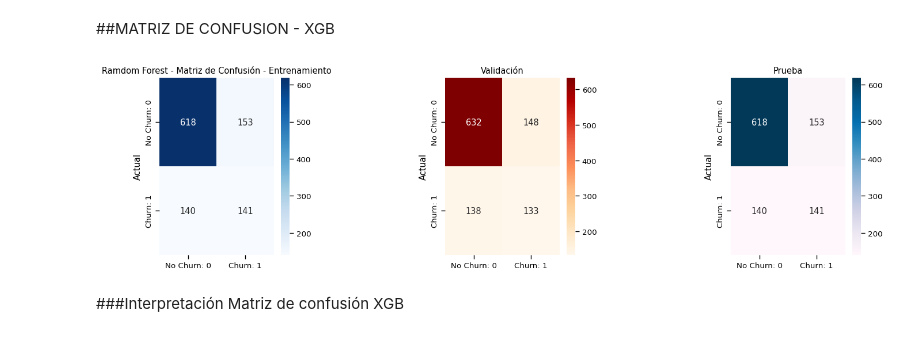
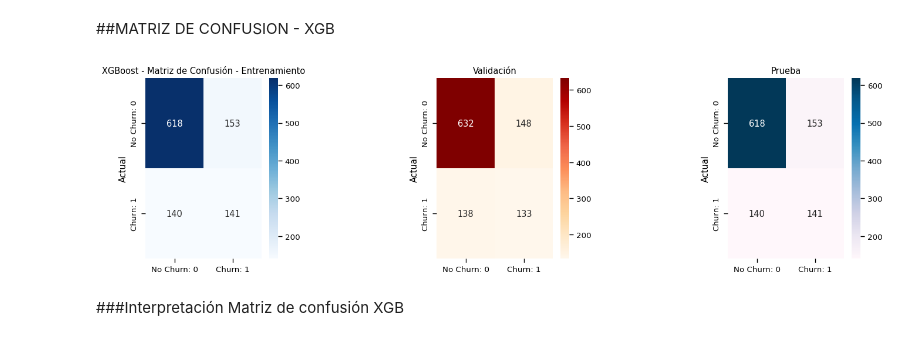
Before and after one commit to alexlisker/churn, a Jupyter notebook: alisker_churn.ipynb, the cells around one changed output. Cells and saved outputs as stored; diff of their text form; code cells hidden in the pictures.

```diff
--- a/alisker_churn.ipynb
+++ b/alisker_churn.ipynb
@@ -1754,35 +1755,35 @@ cm_test_xgb = confusion_matrix(Y_test, pb_test)
 
 # Crea el gráfico de la matriz de confusión usando seaborn
 plt.figure(figsize=(16, 4))
 
 plt.subplot(1, 3, 1)
 sns.heatmap(cm_test, annot=True, fmt='d', cmap='Blues',
             xticklabels=['No Churn: 0', 'Churn: 1'],
             yticklabels=['No Churn: 0', 'Churn: 1'])
 #plt.xlabel('Predicción')
 plt.ylabel('Actual')
-plt.title('Ramdom Forest - Matriz de Confusión - Entrenamiento')
+plt.title('XGBoost - Matriz de Confusión - Entrenamiento')
 
 plt.subplot(1, 3, 2)
 sns.heatmap(cm_val, annot=True, fmt='d', cmap='OrRd',
             xticklabels=['No Churn: 0', 'Churn: 1'],
             yticklabels=['No Churn: 0', 'Churn: 1'])
 #plt.xlabel('Predicción')
 plt.ylabel('Actual')
 plt.title('Validación')
 
 plt.subplot(1, 3, 3)
 #plt.figure(figsize=(8, 4))
 sns.heatmap(cm_test, annot=True, fmt='d', cmap='PuBu',
             xticklabels=['No Churn: 0', 'Churn: 1'],
             yticklabels=['No Churn: 0', 'Churn: 1'])
 #plt.xlabel('Predicción')
 plt.ylabel('Actual')
 plt.title('Prueba')
 plt.subplots_adjust(wspace=1)
 plt.show()
 # %% [output]
-[figure, old version]
+[figure, new version]
 # %% [markdown]
 ###Interpretación Matriz de confusión XGB
 # %% [markdown]
```
Also changed, not shown: parts of 19 cells of this notebook.
